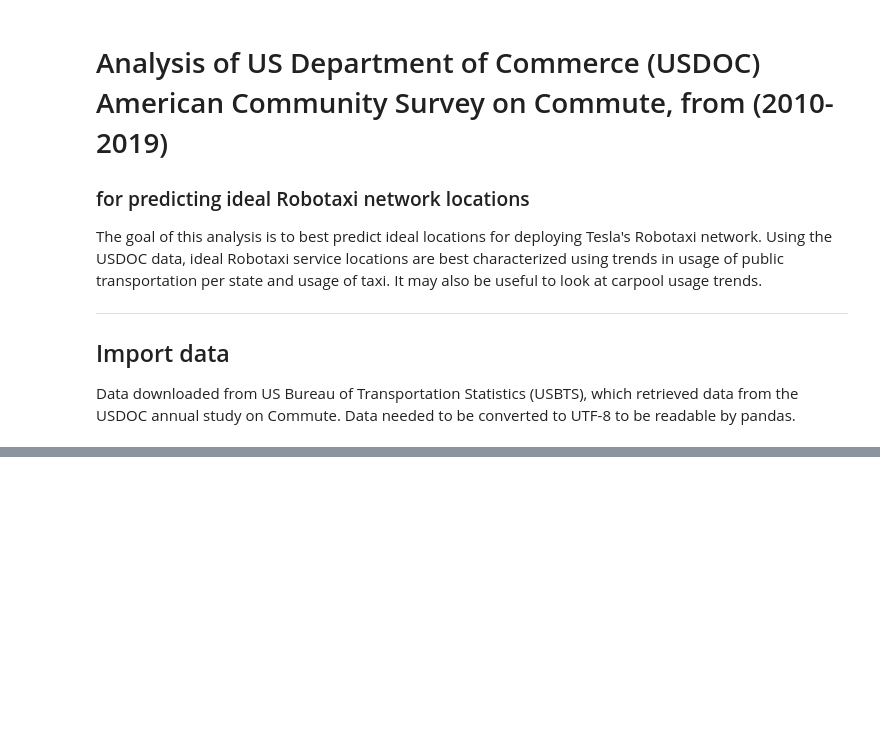
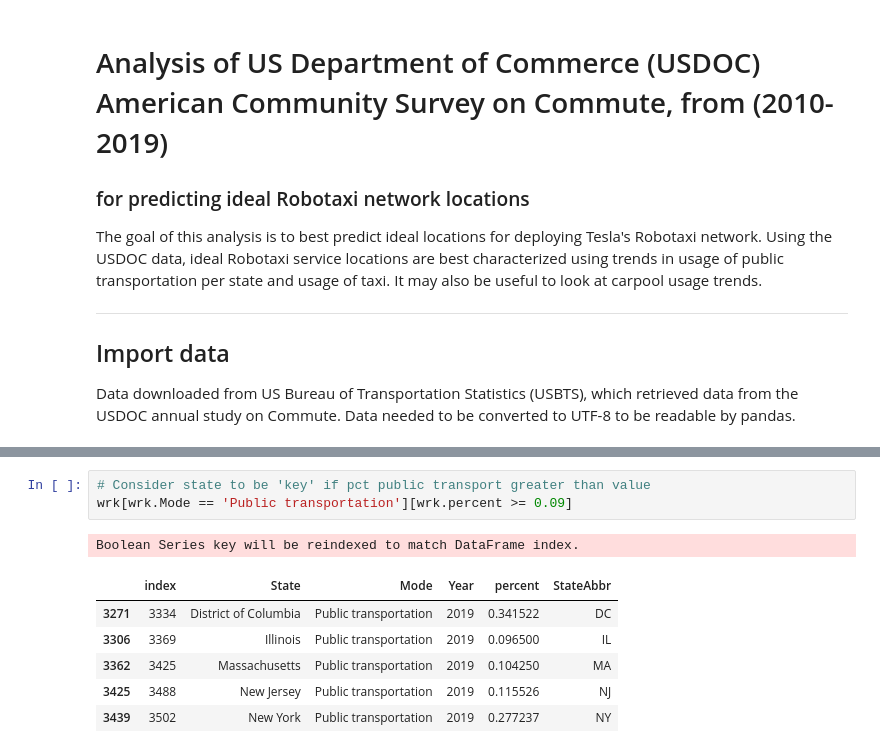
Before and after one commit to hainesdata/TVET, a Jupyter notebook: robotaxi_locations.ipynb, the cells around one changed output, grey strips where cells are left out. Saved outputs shown, nothing was run; the diff lists cells and outputs as text; blank space fills up the shorter version.

```diff
--- a/robotaxi_locations.ipynb
+++ b/robotaxi_locations.ipynb
@@ -40,0 +34,11 @@ The data is already properly formatted for analysis, so no cleaning or restructu
+# %%
+# Consider state to be 'key' if pct public transport greater than value
+wrk[wrk.Mode == 'Public transportation'][wrk.percent >= 0.09]
+# %% [output]
+Boolean Series key will be reindexed to match DataFrame index.
+|  | index | State | Mode | Year | percent | StateAbbr |
+| 3271 | 3334 | District of Columbia | Public transportation | 2019 | 0.341522 | DC |
+| 3306 | 3369 | Illinois | Public transportation | 2019 | 0.096500 | IL |
+| 3362 | 3425 | Massachusetts | Public transportation | 2019 | 0.104250 | MA |
+| 3425 | 3488 | New Jersey | Public transportation | 2019 | 0.115526 | NJ |
+| 3439 | 3502 | New York | Public transportation | 2019 | 0.277237 | NY |
```
Also changed, not shown: parts of 21 cells of this notebook.
